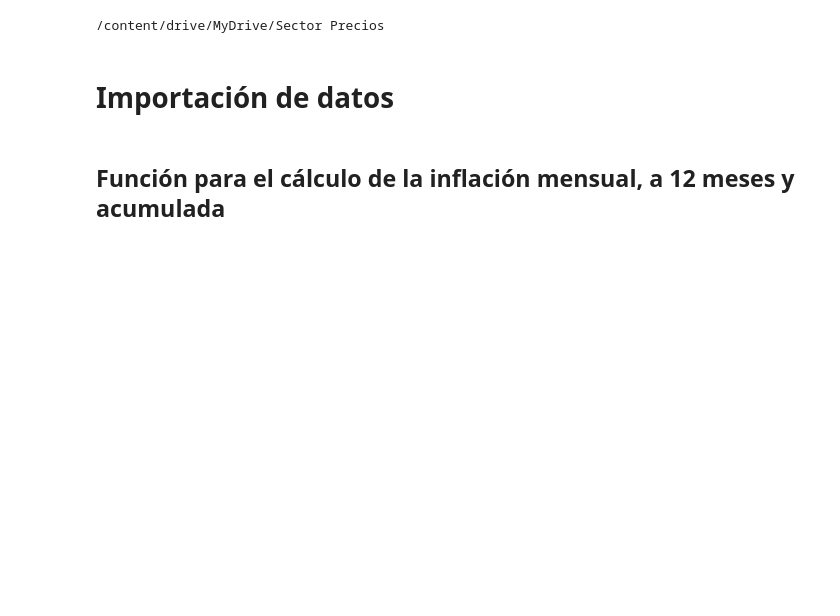
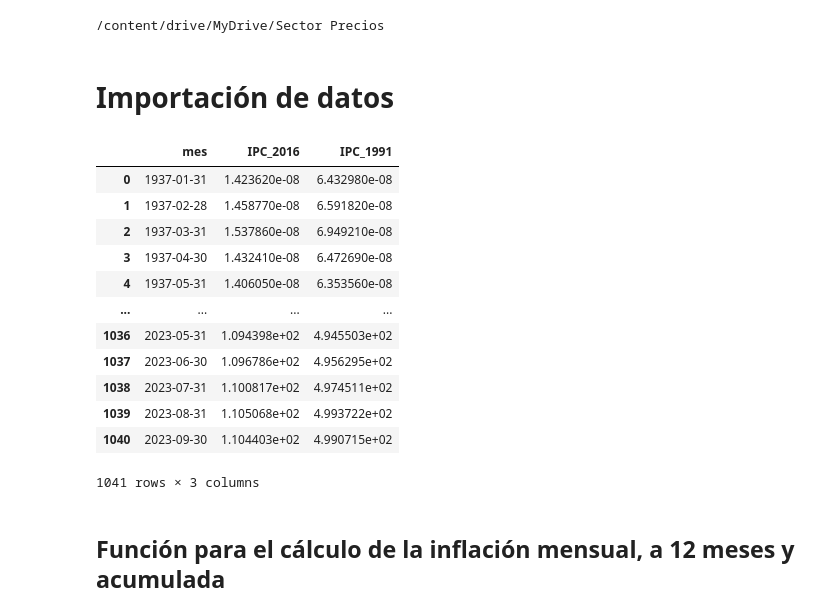
Before and after one commit to cesar-ramosh/Gobernanzas-de-datos, a Jupyter notebook: Sector_Precios.ipynb, the cells around one changed output. Saved outputs shown, nothing was run; the diff lists cells and outputs as text; code cells hidden in the pictures; blank space fills up the shorter version.

```diff
--- a/Sector_Precios.ipynb
+++ b/Sector_Precios.ipynb
@@ -21,18 +21,32 @@ Drive already mounted at /content/drive; to attempt to forcibly remount, call dr
 # %%
 # Cargar la segunda hoja en un DataFrame de Pandas y utilizar la primera columna como índice de fechas
 # 398 productos
 IPC_Productos = pd.read_excel('01. Base Sector Precios.xlsx', sheet_name='Bolivia_Productos')
 #IPC_Productos = pd.read_excel('01. Base Sector Precios.xlsx', sheet_name='Bolivia_Productos', index_col=0)
 # 13 variables divisiones
 IPC_Division = pd.read_excel('01. Base Sector Precios.xlsx', sheet_name='Divisiones')
 #IPC_Division = pd.read_excel('01. Base Sector Precios.xlsx', sheet_name='Divisiones', index_col=0)
 # 9 departamentos + Nacional
 IPC_Ciudad = pd.read_excel('01. Base Sector Precios.xlsx', sheet_name='Ciudades')
 # 3 variables
 IPC_Alimento = pd.read_excel('01. Base Sector Precios.xlsx', sheet_name='Alimentos')
 #IPC_Alimento = pd.read_excel('01. Base Sector Precios.xlsx', sheet_name='Alimentos', index_col=0)
-#IPC_Alimento = pd.read_excel('01. Base Sector Precios.xlsx', sheet_name='Alimentos')
+IPC_Historical = pd.read_excel('01. Base Sector Precios.xlsx', sheet_name='ipc_nal_histo')
 #IPC_Alimento = pd.read_excel('01. Base Sector Precios.xlsx', sheet_name='Alimentos', index_col=0)
+# %% [output]
+|  | mes | IPC_2016 | IPC_1991 |
+| 0 | 1937-01-31 | 1.423620e-08 | 6.432980e-08 |
+| 1 | 1937-02-28 | 1.458770e-08 | 6.591820e-08 |
+| 2 | 1937-03-31 | 1.537860e-08 | 6.949210e-08 |
+| 3 | 1937-04-30 | 1.432410e-08 | 6.472690e-08 |
+| 4 | 1937-05-31 | 1.406050e-08 | 6.353560e-08 |
+| ... | ... | ... | ... |
+| 1036 | 2023-05-31 | 1.094398e+02 | 4.945503e+02 |
+| 1037 | 2023-06-30 | 1.096786e+02 | 4.956295e+02 |
+| 1038 | 2023-07-31 | 1.100817e+02 | 4.974511e+02 |
+| 1039 | 2023-08-31 | 1.105068e+02 | 4.993722e+02 |
+| 1040 | 2023-09-30 | 1.104403e+02 | 4.990715e+02 |
+1041 rows × 3 columns
 # %%
 # Ponderadores de cada actividad
 w0_divis = pd.read_excel('04. Ponderaciones.xlsx', sheet_name='Divisiones')
```
Also changed, not shown: parts of 8 cells of this notebook.
